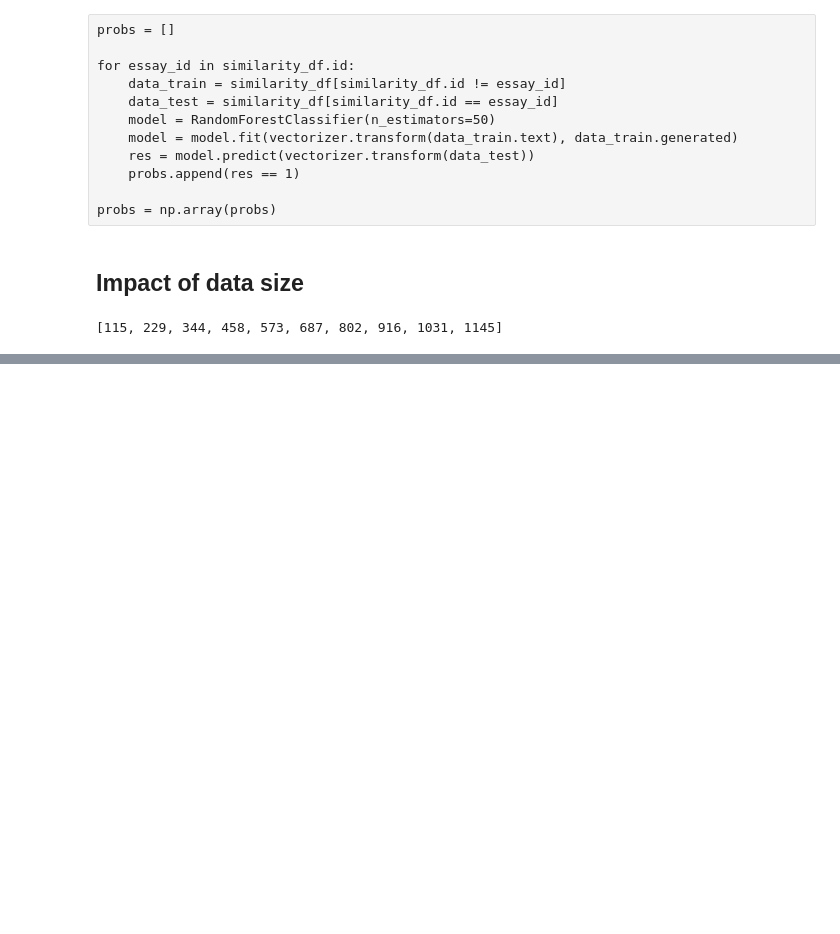
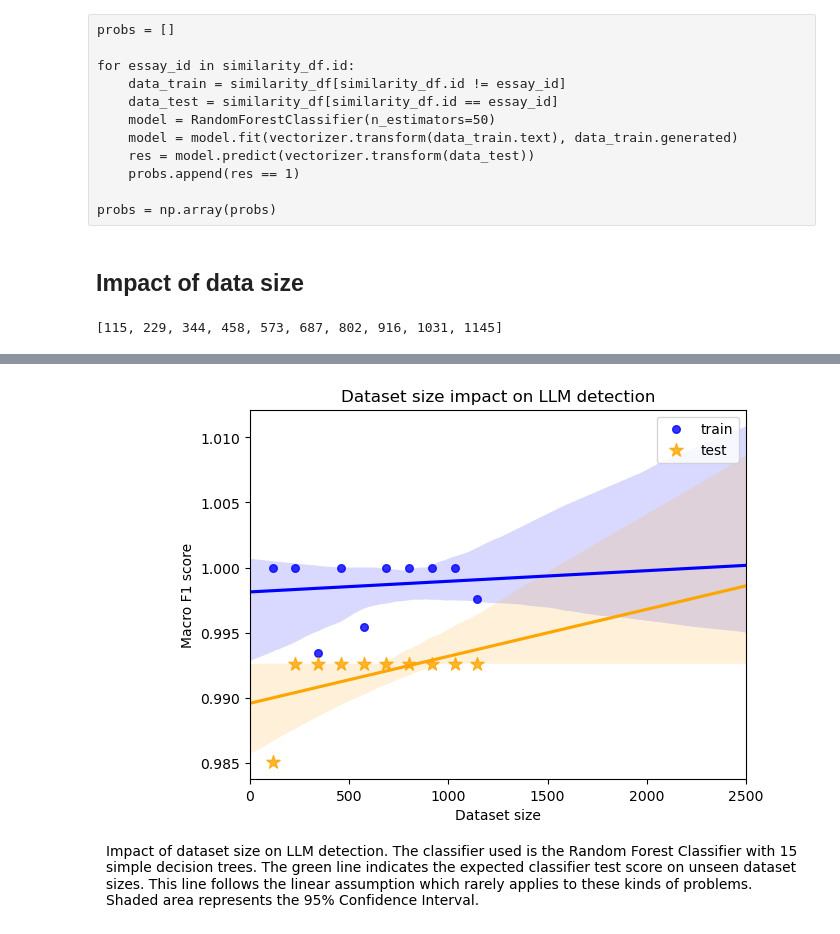
Before and after one commit to dimits-ts/practical_data_science, a Jupyter notebook: llm_detection/notebooks/llm_detection.ipynb, the cells around one changed output, grey strips where cells are left out. Saved outputs shown, nothing was run; the diff lists cells and outputs as text; code cells hidden in the pictures; blank space fills up the shorter version.

Commit message:
Add preprocessing step and split regplot

```diff
--- a/llm_detection/notebooks/llm_detection.ipynb
+++ b/llm_detection/notebooks/llm_detection.ipynb
@@ -552,0 +552,28 @@ plt.show()
+# %%
+plt.xlim(0, 2500)
+
+sns.regplot(y=train_scores,
+            x=sizes,
+            label="train",
+            color="blue",
+            scatter_kws={"s": 30},
+            truncate=False)
+sns.regplot(y=test_scores,
+            x=sizes,
+            label="test",
+            color="orange",
+            marker="*",
+            scatter_kws={"s": 100},
+            truncate=False)
+
+plt.title("Dataset size impact on LLM detection")
+plt.ylabel("Macro F1 score")
+plt.xlabel("Dataset size")
+
+caption = textwrap.fill(caption_text, width=100)
+plt.figtext(-0.1, -0.15, caption)
+
+plt.legend()
+plt.show()
+# %% [output]
+[figure, added]
```
Also changed, not shown: parts of 14 cells of this notebook.
